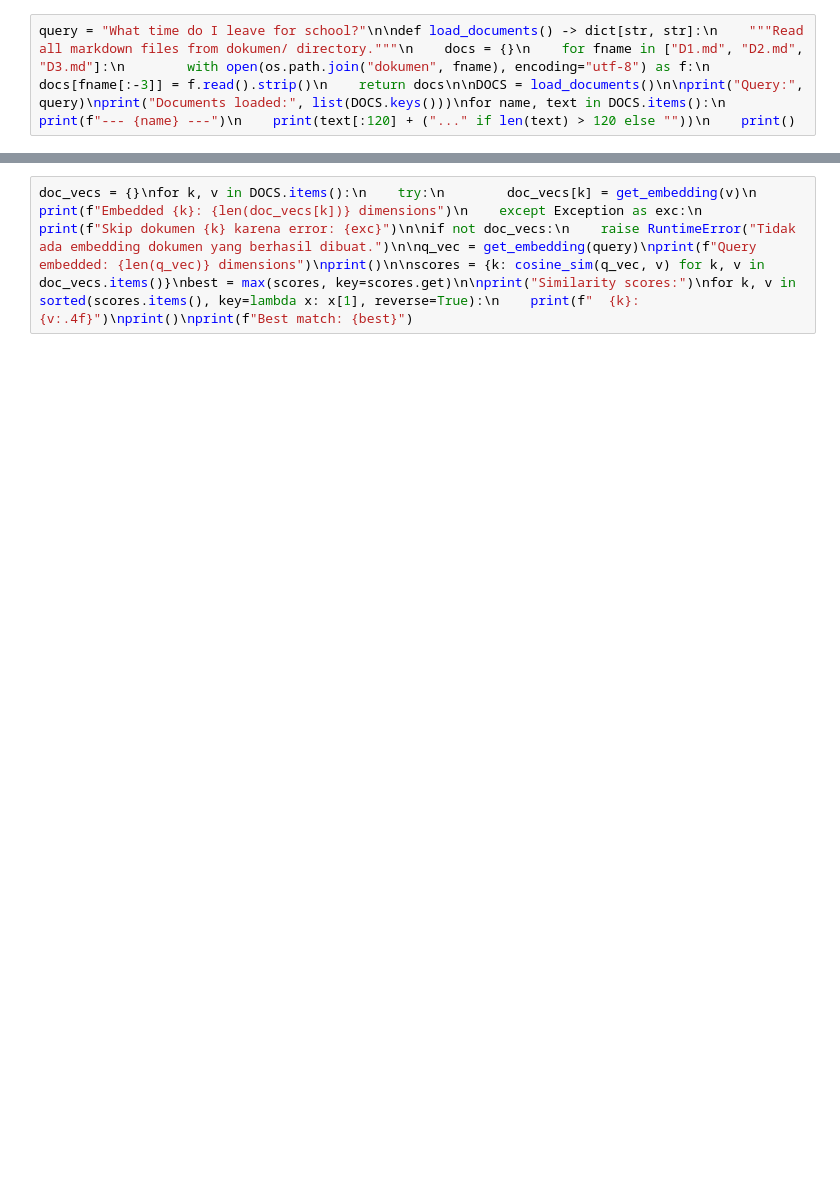
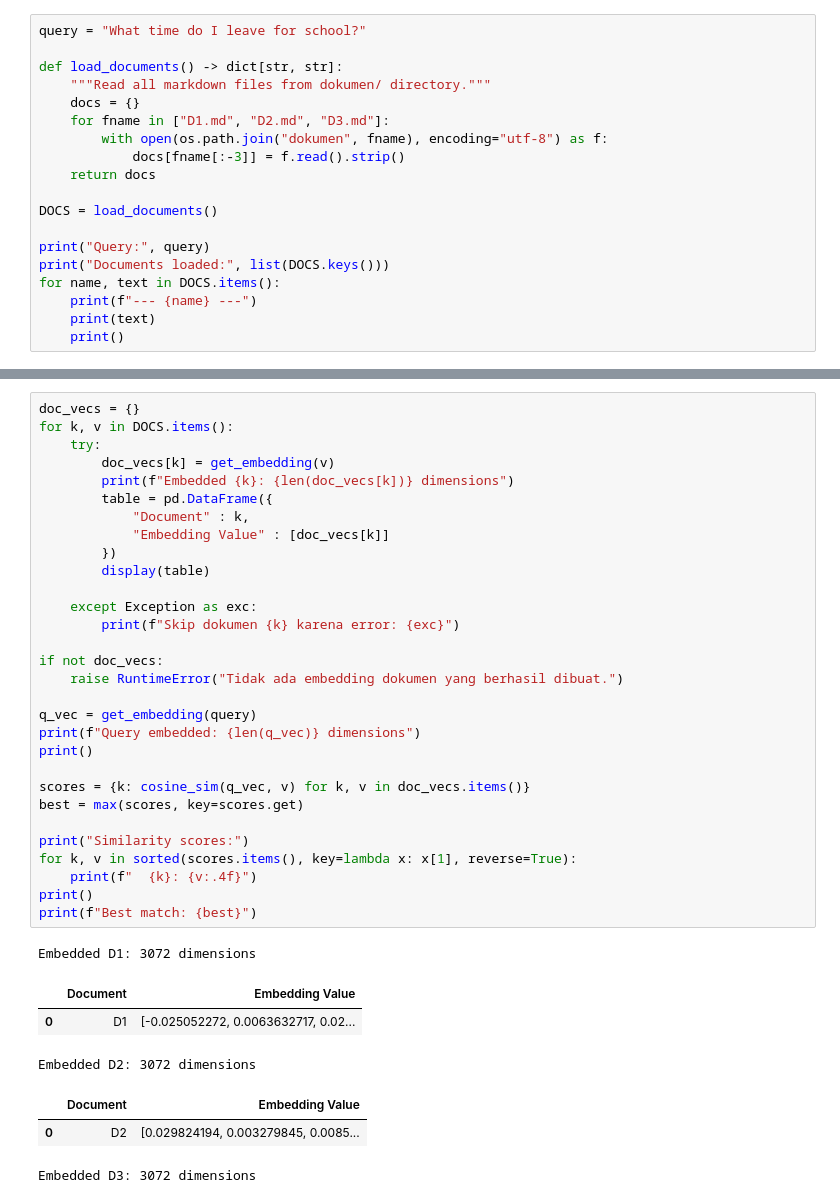
Before and after one commit to juanaxyz/STKI-RAG, a Jupyter notebook: main.ipynb, the cells around one changed output, grey strips where cells are left out. Cells and saved outputs as stored; diff of their text form; blank space fills up the shorter version.

```diff
--- a/main.ipynb
+++ b/main.ipynb
@@ -13,2 +105,19 @@ def _local_fallback_embedding(text: str, dim: int = 256) -> list[float]:\n    ""
 # %%
-query = "What time do I leave for school?"\n\ndef load_documents() -> dict[str, str]:\n    """Read all markdown files from dokumen/ directory."""\n    docs = {}\n    for fname in ["D1.md", "D2.md", "D3.md"]:\n        with open(os.path.join("dokumen", fname), encoding="utf-8") as f:\n            docs[fname[:-3]] = f.read().strip()\n    return docs\n\nDOCS = load_documents()\n\nprint("Query:", query)\nprint("Documents loaded:", list(DOCS.keys()))\nfor name, text in DOCS.items():\n    print(f"--- {name} ---")\n    print(text[:120] + ("..." if len(text) > 120 else ""))\n    print()
+query = "What time do I leave for school?"
+
+def load_documents() -> dict[str, str]:
+    """Read all markdown files from dokumen/ directory."""
+    docs = {}
+    for fname in ["D1.md", "D2.md", "D3.md"]:
+        with open(os.path.join("dokumen", fname), encoding="utf-8") as f:
+            docs[fname[:-3]] = f.read().strip()
+    return docs
+
+DOCS = load_documents()
+
+print("Query:", query)
+print("Documents loaded:", list(DOCS.keys()))
+for name, text in DOCS.items():
+    print(f"--- {name} ---")
+    print(text)
+    print()
@@ -17,2 +149,38 @@ query = "What time do I leave for school?"\n\ndef load_documents() -> dict[str,
 # %%
-doc_vecs = {}\nfor k, v in DOCS.items():\n    try:\n        doc_vecs[k] = get_embedding(v)\n        print(f"Embedded {k}: {len(doc_vecs[k])} dimensions")\n    except Exception as exc:\n        print(f"Skip dokumen {k} karena error: {exc}")\n\nif not doc_vecs:\n    raise RuntimeError("Tidak ada embedding dokumen yang berhasil dibuat.")\n\nq_vec = get_embedding(query)\nprint(f"Query embedded: {len(q_vec)} dimensions")\nprint()\n\nscores = {k: cosine_sim(q_vec, v) for k, v in doc_vecs.items()}\nbest = max(scores, key=scores.get)\n\nprint("Similarity scores:")\nfor k, v in sorted(scores.items(), key=lambda x: x[1], reverse=True):\n    print(f"  {k}: {v:.4f}")\nprint()\nprint(f"Best match: {best}")
+doc_vecs = {}
+for k, v in DOCS.items():
+    try:
+        doc_vecs[k] = get_embedding(v)
+        print(f"Embedded {k}: {len(doc_vecs[k])} dimensions")
+        table = pd.DataFrame({
+            "Document" : k,
+            "Embedding Value" : [doc_vecs[k]]
+        })
+        display(table)
+
+    except Exception as exc:
+        print(f"Skip dokumen {k} karena error: {exc}")
+
+if not doc_vecs:
+    raise RuntimeError("Tidak ada embedding dokumen yang berhasil dibuat.")
+
+q_vec = get_embedding(query)
+print(f"Query embedded: {len(q_vec)} dimensions")
+print()
+
+scores = {k: cosine_sim(q_vec, v) for k, v in doc_vecs.items()}
+best = max(scores, key=scores.get)
+
+print("Similarity scores:")
+for k, v in sorted(scores.items(), key=lambda x: x[1], reverse=True):
+    print(f"  {k}: {v:.4f}")
+print()
+print(f"Best match: {best}")
+# %% [output]
+Embedded D1: 3072 dimensions
+|  | Document | Embedding Value |
+| 0 | D1 | [-0.025052272, 0.0063632717, 0.02... |
+Embedded D2: 3072 dimensions
+|  | Document | Embedding Value |
+| 0 | D2 | [0.029824194, 0.003279845, 0.0085... |
+Embedded D3: 3072 dimensions
```
Also changed, not shown: parts of 18 cells of this notebook, 1 other file.
